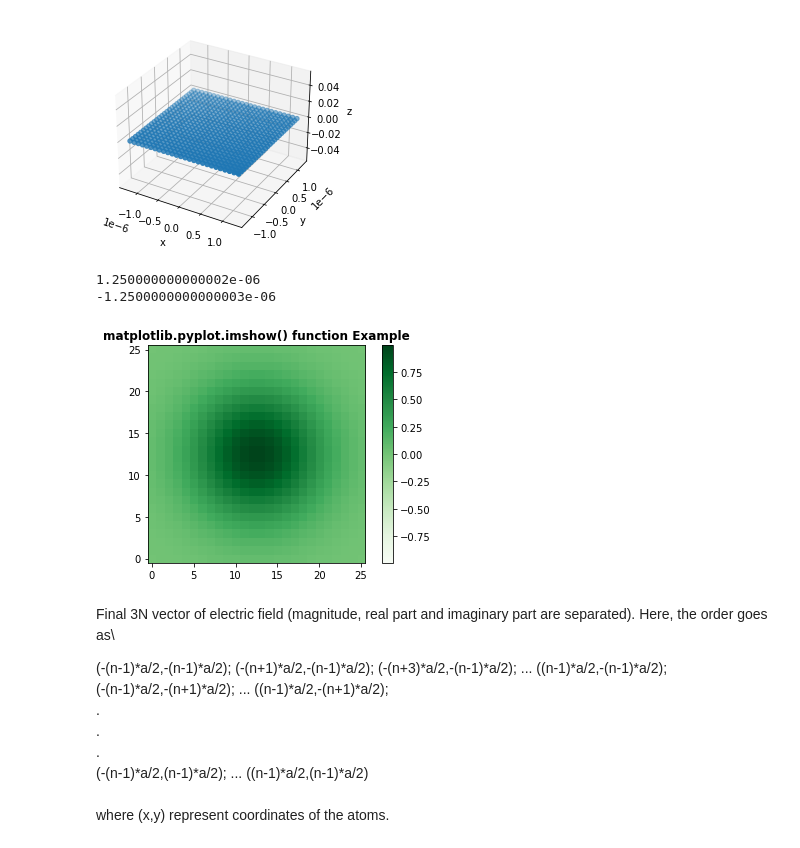
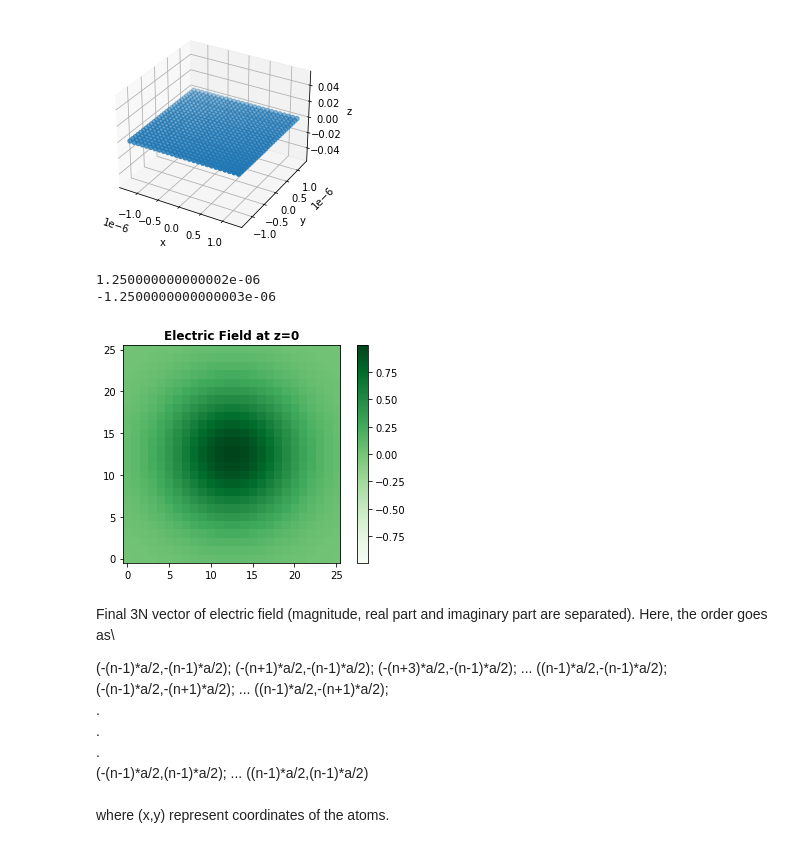
Before and after one commit to ReyshaJV/weizmann-internship, a Jupyter notebook: final_code_comments.ipynb, the cells around one changed output. Saved outputs shown, nothing was run; the diff lists cells and outputs as text; code cells hidden in the pictures.

```diff
--- a/final_code_comments.ipynb
+++ b/final_code_comments.ipynb
@@ -156,25 +156,24 @@ for i in range(0,n):
 # %%
 #Trying out different plots
 x_axis=np.arange(-L/2,L/2+a,a)
 y_axis=np.arange(L/2,-L/2+a,a)
 print(x_axis.max())
 print(x_axis.min())
 z_min, z_max = -np.abs(E_0_at_atoms.real[:,0]).max(), np.abs(E_0_at_atoms.real[:,0]).max()
 
 fig, ax = plt.subplots()
 
 c = plt.imshow(E_0_at_atoms.real[:,0].reshape(n_side,n_side), cmap ='Greens', vmin = z_min, vmax = z_max,   interpolation ='nearest', origin ='lower')\
               # extent =[x_axis.min(), x_axis.max(), y_axis.min(), y_axis.max()],\
 
 plt.colorbar(c)
 
-plt.title('matplotlib.pyplot.imshow() function Example',
-                                     fontweight ="bold")
+plt.title('Electric Field at z=0' , fontweight ="bold")
 plt.show()
 # %% [output]
 1.250000000000002e-06
 -1.2500000000000003e-06
-[figure, old version]
+[figure, new version]
 # %% [markdown]
 Final 3N vector of electric field (magnitude, real part and imaginary part are separated). Here, the order goes as\
 
```
Also changed, not shown: parts of 13 cells of this notebook.
